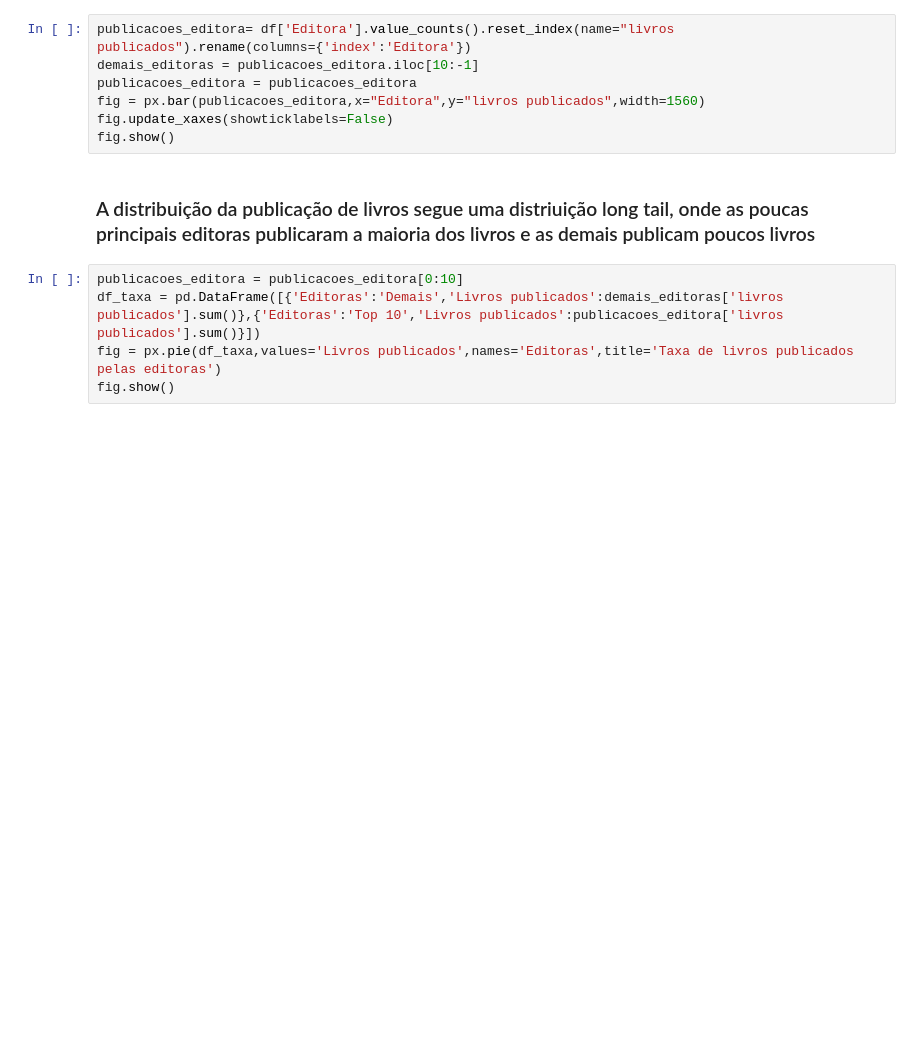
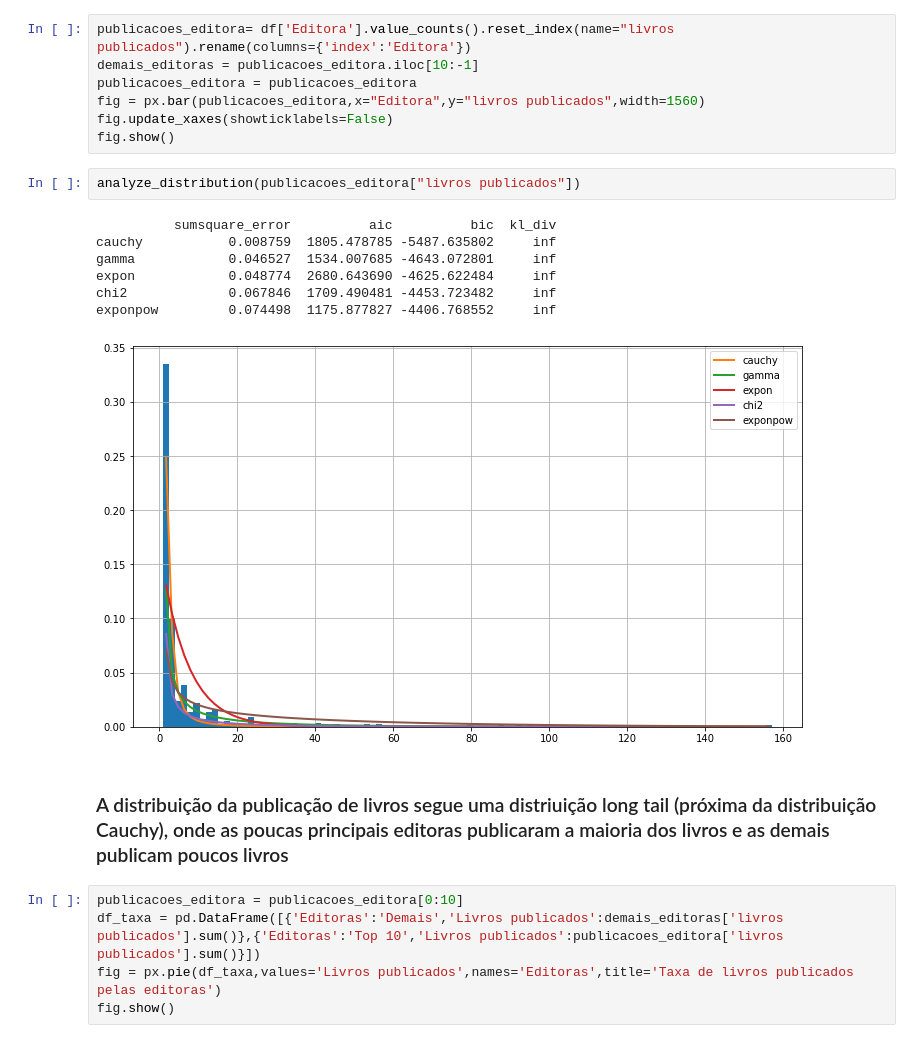
Before and after one commit to CaioViktor/Curso_Ciencias_de_Dados, a Jupyter notebook: trabalho/trab2/analise.ipynb, the cells around one changed output. Drawn from its saved outputs; the diff is of its cells as text; blank space fills up the shorter version.

```diff
--- a/trabalho/trab2/analise.ipynb
+++ b/trabalho/trab2/analise.ipynb
@@ -250,8 +271,18 @@ publicacoes_editora = publicacoes_editora
 fig = px.bar(publicacoes_editora,x="Editora",y="livros publicados",width=1560)
 fig.update_xaxes(showticklabels=False)
 fig.show()
+# %%
+analyze_distribution(publicacoes_editora["livros publicados"])
+# %% [output]
+          sumsquare_error          aic          bic  kl_div
+cauchy           0.008759  1805.478785 -5487.635802     inf
+gamma            0.046527  1534.007685 -4643.072801     inf
+expon            0.048774  2680.643690 -4625.622484     inf
+chi2             0.067846  1709.490481 -4453.723482     inf
+exponpow         0.074498  1175.877827 -4406.768552     inf
+[figure, added]
 # %% [markdown]
-### A distribuição da publicação de livros segue uma distriuição long tail, onde as poucas principais editoras publicaram a maioria dos livros e as demais publicam poucos livros
+### A distribuição da publicação de livros segue uma distriuição long tail (próxima da distribuição Cauchy), onde as poucas principais editoras publicaram a maioria dos livros e as demais publicam poucos livros
 # %%
 publicacoes_editora = publicacoes_editora[0:10]
 df_taxa = pd.DataFrame([{'Editoras':'Demais','Livros publicados':demais_editoras['livros publicados'].sum()},{'Editoras':'Top 10','Livros publicados':publicacoes_editora['livros publicados'].sum()}])
```
Also changed, not shown: parts of 26 cells of this notebook.
